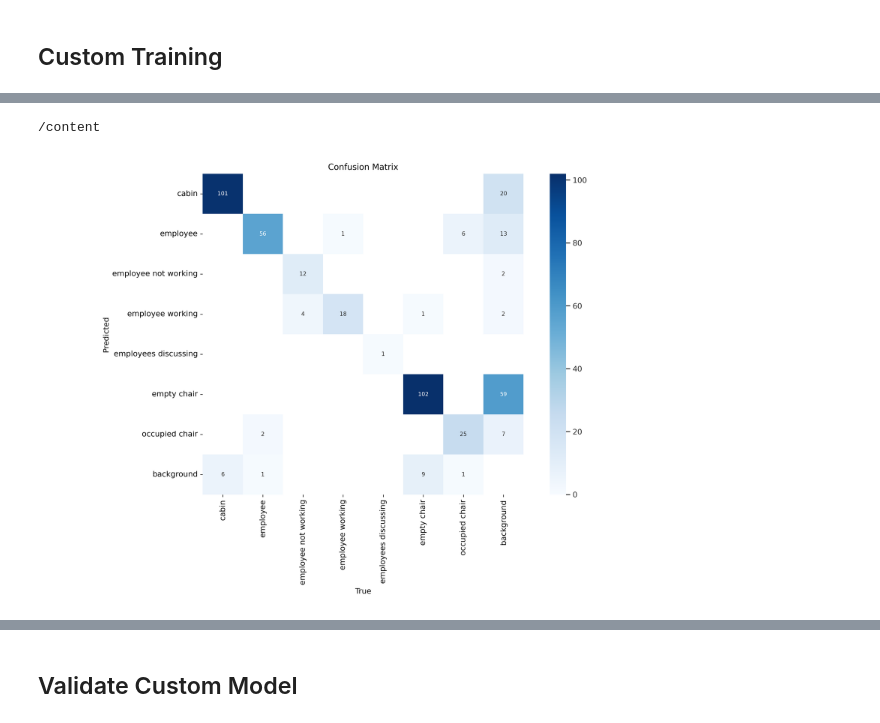
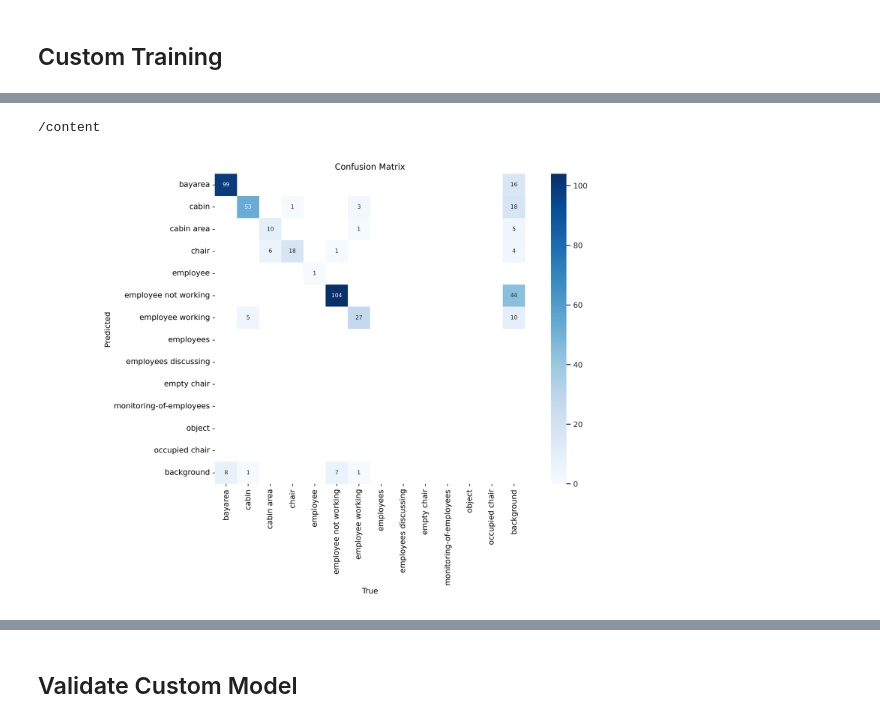
Before and after one commit to MDaniyalTariq/Emplyee-Monitoring-using-YOLO-V8, a Jupyter notebook: Employee Monitoring Using Object Detection.ipynb, the cells around one changed output, grey strips where cells are left out. Drawn from its saved outputs; the diff is of its cells as text; code cells hidden in the pictures.

```diff
--- a/Employee Monitoring Using Object Detection.ipynb
+++ b/Employee Monitoring Using Object Detection.ipynb
@@ -159,11 +157,11 @@ P_curve.png                                         train_batch1382.jpg
 # %%
 from IPython import get_ipython
 from IPython.display import display, Image
 
 get_ipython().run_line_magic('cd', '/content')
-Image(filename=f'/content/datasets/employee-surveillance-6/runs/detect/train5/confusion_matrix.png', width=600)
+Image(filename=f'/content/datasets/employee-surveillance-6/runs/detect/train3/confusion_matrix.png', width=600)
 # %% [output]
 /content
-[figure, old version]
+[figure, new version]
 # %%
 %cd {HOME}
```
Also changed, not shown: parts of 10 cells of this notebook.
